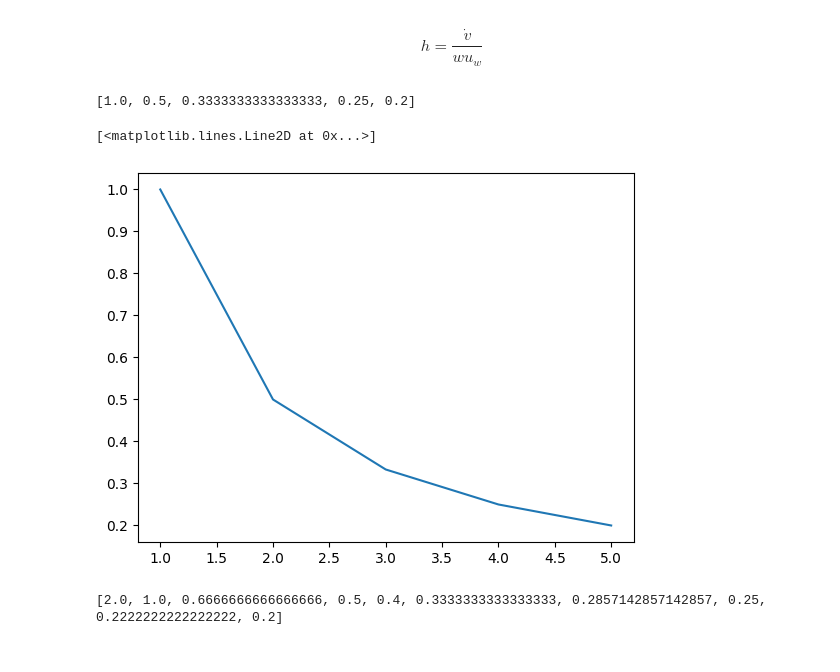
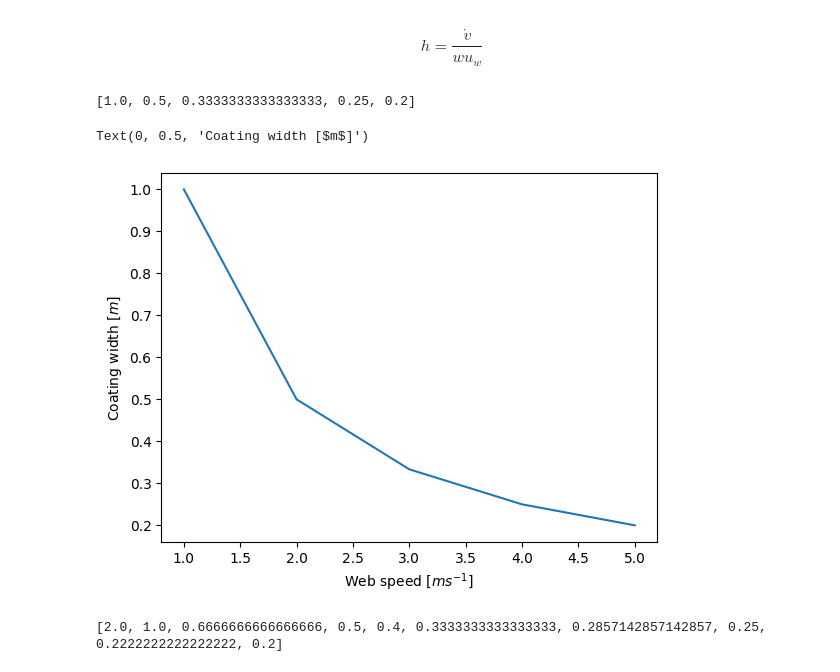
Before and after one commit to FW-Coding/FUSE-Internship-2024, a Jupyter notebook: Slot-die coating model.ipynb, the cells around one changed output. Cells and saved outputs as stored; diff of their text form; code cells hidden in the pictures.

```diff
--- a/Slot-die coating model.ipynb
+++ b/Slot-die coating model.ipynb
@@ -29,35 +29,38 @@ model.variables["Coating thickness [m]"] = v / (w * u_w)
 #create list of solutions
 
 #Add parameters
 param = pybamm.ParameterValues(
     {
         "Coating width [m]": 1,
         "Web speed [ms-1]": 3,
         "Volume flow [m3s-1]": 1,
     }
 )
 values = [1,2,3,4,5]
 thickness = []
 
 for i in values:
     param["Web speed [ms-1]"] = i
     sim = pybamm.Simulation(model, parameter_values=param, solver=pybamm.DummySolver())
     sol = sim.solve([0, 1])
     thickness.append(sol["Coating thickness [m]"].entries[0])
 
 
 
 print(thickness)
 
 plt.plot(values, thickness)
 
 
 #github copilot
 #potential optimisation with input parameter
+
+plt.xlabel(r"Web speed [$ms^{-1}$]")
+plt.ylabel(r"Coating width [$m$]")
 # %% [output]
 [1.0, 0.5, 0.3333333333333333, 0.25, 0.2]
-[<matplotlib.lines.Line2D at 0x...>]
+Text(0, 0.5, 'Coating width [$m$]')
-[figure, old version]
+[figure, new version]
 # %%
 model = pybamm.BaseModel("height model")
 
```
Also changed, not shown: 2 other files.
